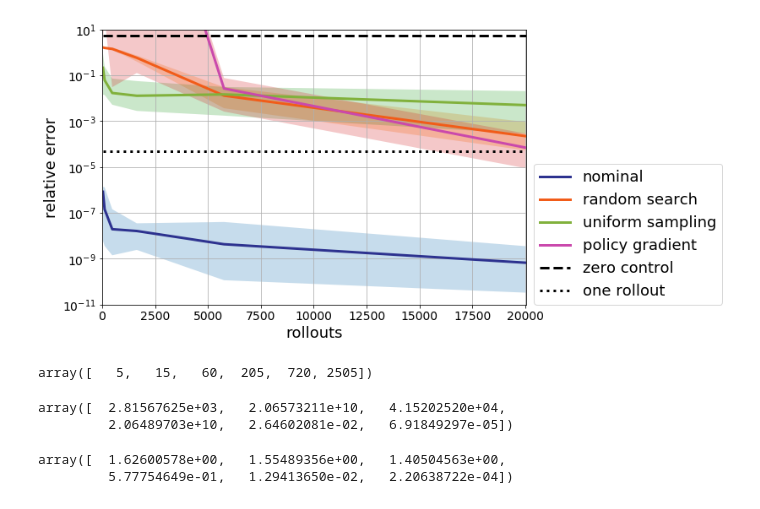
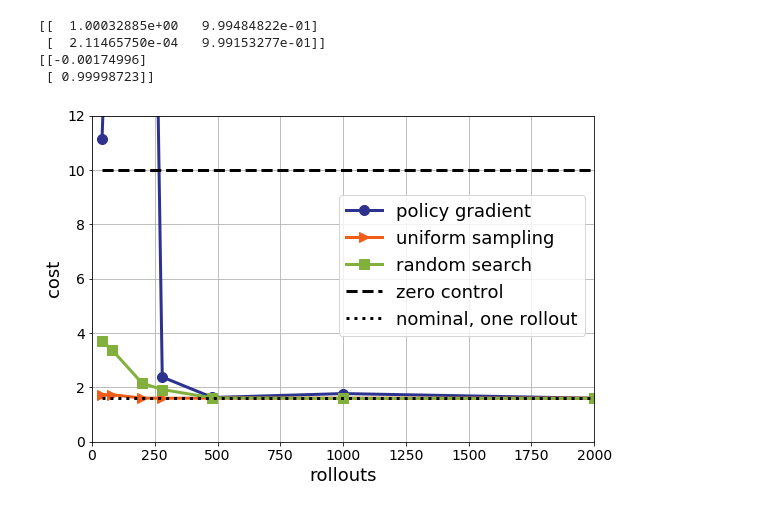
Before and after one commit to benjamin-recht/benjamin-recht.github.io, a Jupyter notebook: code/lqr_policy_comparisons.ipynb, the cells around one changed output. Drawn from its saved outputs; the diff is of its cells as text; code cells hidden in the pictures.

```diff
--- a/code/lqr_policy_comparisons.ipynb
+++ b/code/lqr_policy_comparisons.ipynb
@@ -25,7 +27,8 @@ T = 10
 # amount of Gaussian noise in dynamics
 eq_err = 1e-2
 # %%
-N_vals = np.floor(np.logspace(0.0,2.7,num=6)).astype(int)
+# N_vals = np.floor(np.linspace(1,75,num=7)).astype(int)
+N_vals = [1,2,5,7,12,25,50,75,100,125]
 N_trials = 10
 
 ### Bunch of matrices for storing costs
@@ -49,13 +52,15 @@ K_opt = -lqrpols.lqr_gain(A,B,Q,R)
 J_inf_opt = lqrpols.cost_inf_K(A,B,Q,R,K_opt)
 
 # cost for zero control
-baseline = lqrpols.cost_finite_K(A,B,Q,R,x0,T,np.zeros((p,d)))/J_finite_opt-1;
+baseline = lqrpols.cost_finite_K(A,B,Q,R,x0,T,np.zeros((p,d)))
 
 # model for nominal control with 1 rollout
-A_nom,B_nom = lqrpols.lsqr_estimator(A,B,Q,R,x0,eq_err,1,T)
+A_nom1,B_nom1 = lqrpols.lsqr_estimator(A,B,Q,R,x0,eq_err,1,T)
+print(A_nom1)
+print(B_nom1)
 
 # cost for finite time horizon, one rollout, nominal control
-one_rollout_cost = lqrpols.cost_finite_model(A,B,Q,R,x0,T,A_nom,B_nom)/J_finite_opt-1;
+one_rollout_cost = lqrpols.cost_finite_model(A,B,Q,R,x0,T,A_nom1,B_nom1)
 
 for N in range(len(N_vals)):
     for trial in range(N_trials):
@@ -63,81 +68,69 @@ for N in range(len(N_vals)):
         # nominal model, N x 40 to match sample budget of policy gradient
         A_nom,B_nom = lqrpols.lsqr_estimator(A,B,Q,R,x0,eq_err,N_vals[N]*40,T);
         # finite time horizon cost with nominal model
-        J_finite_nom[trial,N] = lqrpols.cost_finite_model(A,B,Q,R,x0,T,A_nom,B_nom)/J_finite_opt-1
+        J_finite_nom[trial,N] = lqrpols.cost_finite_model(A,B,Q,R,x0,T,A_nom,B_nom)
         # Solve for infinite time horizon nominal LQR controller
         K_nom = -lqrpols.lqr_gain(A_nom,B_nom,Q,R)
         # cost of using the infinite time horizon solution for finite time horizon
-        J_finite_nomK[trial,N] = lqrpols.cost_finite_K(A,B,Q,R,x0,T,K_nom)/J_finite_opt-1
+        J_finite_nomK[trial,N] = lqrpols.cost_finite_K(A,B,Q,R,x0,T,K_nom)
         # infinite time horizon cost of nominal model
-        J_inf_nom[trial,N] = lqrpols.cost_inf_K(A,B,Q,R,K_nom)/J_inf_opt-1
+        J_inf_nom[trial,N] = lqrpols.cost_inf_K(A,B,Q,R,K_nom)
 
         # policy gradient, batchsize 40 per iteration
         K_pg = lqrpols.policy_gradient_linear_policy(A,B,Q,R,x0,eq_err,N_vals[N],T)
-        J_finite_pg[trial,N] = lqrpols.cost_finite_K(A,B,Q,R,x0,T,K_pg)/J_finite_opt-1
-        J_inf_pg[trial,N] = lqrpols.cost_inf_K(A,B,Q,R,K_pg)/J_inf_opt-1
+        J_finite_pg[trial,N] = lqrpols.cost_finite_K(A,B,Q,R,x0,T,K_pg)
+        J_inf_pg[trial,N] = lqrpols.cost_inf_K(A,B,Q,R,K_pg)
 
         # random search, batchsize 4, so uses 8 rollouts per iteration
         K_rs = lqrpols.random_search_linear_policy(A,B,Q,R,x0,eq_err,N_vals[N]*5,T)
-        J_finite_rs[trial,N] = lqrpols.cost_finite_K(A,B,Q,R,x0,T,K_rs)/J_finite_opt-1
-        J_inf_rs[trial,N] = lqrpols.cost_inf_K(A,B,Q,R,K_rs)/J_inf_opt-1
+        J_finite_rs[trial,N] = lqrpols.cost_finite_K(A,B,Q,R,x0,T,K_rs)
+        J_inf_rs[trial,N] = lqrpols.cost_inf_K(A,B,Q,R,K_rs)
 
         # uniformly random sampling, N x 40 to match sample budget of policy gradient
         K_ur = lqrpols.uniform_random_linear_policy(A,B,Q,R,x0,eq_err,N_vals[N]*40,T)
-        J_finite_ur[trial,N] = lqrpols.cost_finite_K(A,B,Q,R,x0,T,K_ur)/J_finite_opt-1
-        J_inf_ur[trial,N] = lqrpols.cost_inf_K(A,B,Q,R,K_ur)/J_inf_opt-1
+        J_finite_ur[trial,N] = lqrpols.cost_finite_K(A,B,Q,R,x0,T,K_ur)
+        J_inf_ur[trial,N] = lqrpols.cost_inf_K(A,B,Q,R,K_ur)
+# %% [output]
+[[  1.00032885e+00   9.99484822e-01]
+ [  2.11465750e-04   9.99153277e-01]]
+[[-0.00174996]
+ [ 0.99998723]]
 # %%
 colors = [ '#2D328F', '#F15C19',"#81b13c","#ca49ac"]
 
 label_fontsize = 18
 tick_fontsize = 14
 linewidth = 3
+markersize = 10
 
-plt.semilogy(40*N_vals,np.median(J_finite_nom,axis=0),color=colors[0],linewidth=linewidth,label='nominal')
-plt.fill_between(40*N_vals, np.amin(J_finite_nom,axis=0), np.amax(J_finite_nom,axis=0), alpha=0.25)
+tot_samples = 40*np.array(N_vals)
 
-plt.semilogy(40*N_vals,np.median(J_finite_rs,axis=0),color=colors[1],linewidth=linewidth,label='random search')
-plt.fill_between(40*N_vals, np.amin(J_finite_rs,axis=0), np.amax(J_finite_rs,axis=0), alpha=0.25)
+plt.plot(tot_samples,np.amin(J_finite_pg,axis=0),'o-',color=colors[0],linewidth=linewidth,
+         markersize=markersize,label='policy gradient')
 
-plt.semilogy(40*N_vals,np.median(J_finite_ur,axis=0),color=colors[2],linewidth=linewidth,label='uniform sampling')
-plt.fill_between(40*N_vals, np.amin(J_finite_ur,axis=0), np.amax(J_finite_ur,axis=0), alpha=0.25)
+plt.plot(tot_samples,np.amin(J_finite_ur,axis=0),'>-',color=colors[1],linewidth=linewidth,
+         markersize=markersize,label='uniform sampling')
 
-plt.semilogy(40*N_vals,np.median(J_finite_pg,axis=0),color=colors[3],linewidth=linewidth,label='policy gradient')
-plt.fill_between(40*N_vals, np.amin(J_finite_pg,axis=0), np.amax(J_finite_pg,axis=0), alpha=0.25)
+plt.plot(tot_samples,np.amin(J_finite_rs,axis=0),'s-',color=colors[2],linewidth=linewidth,
+         markersize=markersize,label='random search')
 
-plt.semilogy([40*N_vals[0],40*N_vals[-1]],[baseline, baseline],color='#000000',linewidth=linewidth,
+plt.plot([tot_samples[0],tot_samples[-1]],[baseline, baseline],color='#000000',linewidth=linewidth,
              linestyle='--',label='zero control')
-plt.semilogy([40*N_vals[0],40*N_vals[-1]],[one_rollout_cost, one_rollout_cost],color='#000000',linewidth=linewidth,
-             linestyle=':',label='one rollout')
+plt.plot([tot_samples[0],tot_samples[-1]],[one_rollout_cost, one_rollout_cost],color='#000000',linewidth=linewidth,
+             linestyle=':',label='nominal, one rollout')
 
-y_lo = 10**(np.floor(np.log10(np.amin(J_finite_nom))))
-plt.axis([0,40*N_vals[-1],y_lo,10])
+plt.axis([0,2000,0,12])
 
 plt.xlabel('rollouts',fontsize=label_fontsize)
-plt.ylabel('relative error',fontsize=label_fontsize)
+plt.ylabel('cost',fontsize=label_fontsize)
 plt.legend(fontsize=18, bbox_to_anchor=(1.0, 0.54))
 plt.xticks(fontsize=tick_fontsize)
 plt.yticks(fontsize=tick_fontsize)
-
-
 plt.grid(True)
 
 fig = plt.gcf()
 fig.set_size_inches(9, 6)
 
 plt.show()
 # %% [output]
-[figure, old version]
+[figure, new version]
-# %%
-N_vals*5
-# %% [output]
-array([   5,   15,   60,  205,  720, 2505])
-# %%
-np.median(J_finite_pg,axis=0)
-# %% [output]
-array([  2.81567625e+03,   2.06573211e+10,   4.15202520e+04,
-         2.06489703e+10,   2.64602081e-02,   6.91849297e-05])
-# %%
-np.median(J_finite_rs,axis=0)
-# %% [output]
-array([  1.62600578e+00,   1.55489356e+00,   1.40504563e+00,
-         5.77754649e-01,   1.29413650e-02,   2.20638722e-04])
```
Also changed, not shown: parts of 5 cells of this notebook, 1 other file.
